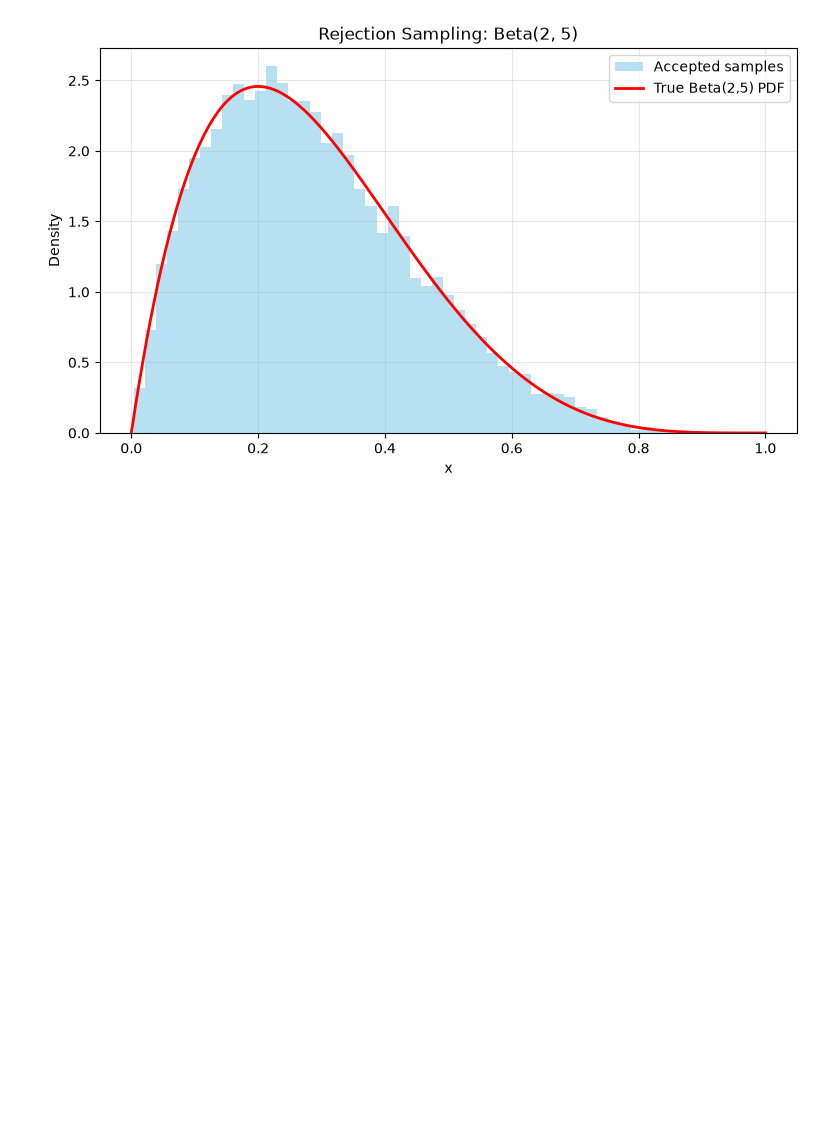
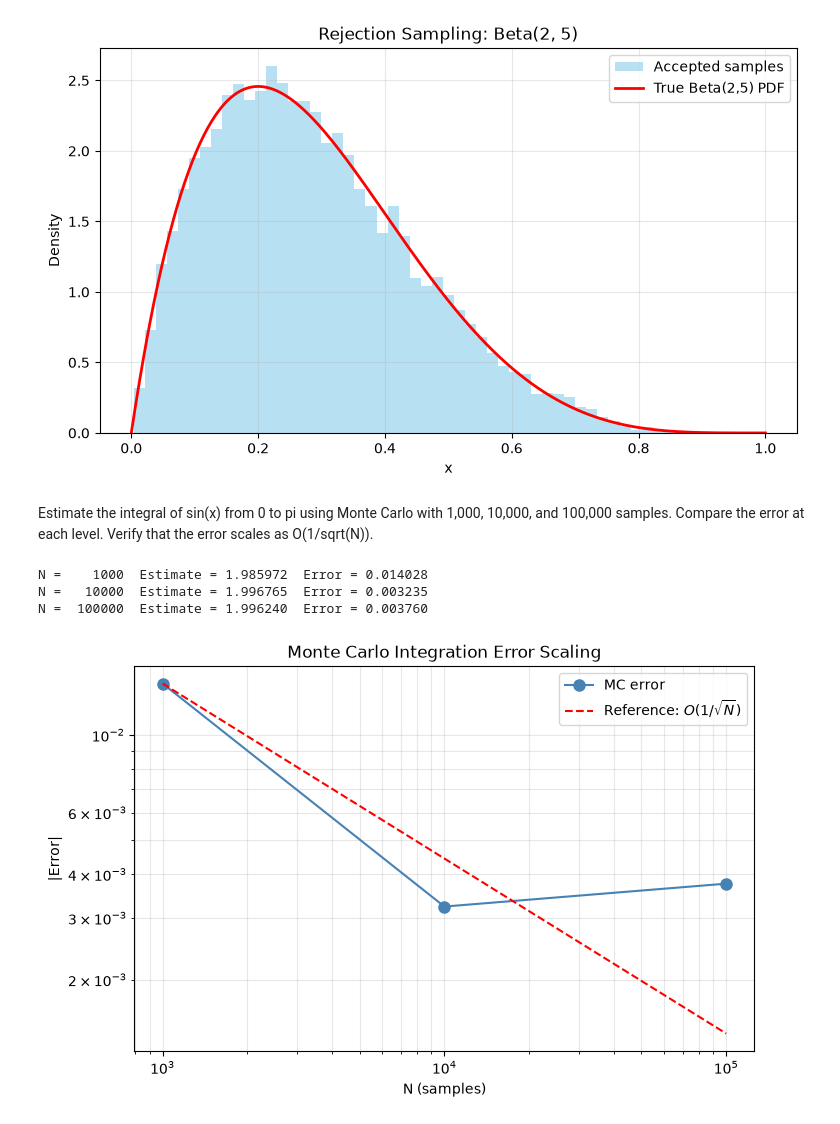
Before and after one commit to Saransh-Basu-01/AI_Engineering, a Jupyter notebook: Math_Fundamentals/Sampling_Methods/Exercise.ipynb, the cells around one changed output. Cells and saved outputs as stored; diff of their text form; code cells hidden in the pictures; blank space fills up the shorter version.

```diff
--- a/Math_Fundamentals/Sampling_Methods/Exercise.ipynb
+++ b/Math_Fundamentals/Sampling_Methods/Exercise.ipynb
@@ -102,3 +102,50 @@ M (max of PDF): 2.4575984616935505
 Theoretical acceptance rate: 0.4069012963618524
 Actual acceptance rate:     0.4085467990358296
 [figure]
+# %% [markdown]
+Estimate the integral of sin(x) from 0 to pi using Monte Carlo with 1,000, 10,000, and 100,000 samples. Compare the error at each level. Verify that the error scales as O(1/sqrt(N)).
+# %%
+import numpy as np
+import matplotlib.pyplot as plt
+
+# True value of integral: ∫ sin(x) dx from 0 to pi = -cos(pi) - (-cos(0)) = 2
+true_value = 2.0
+
+# Monte Carlo estimate: average of sin(x) over Uniform(0, pi), times (pi - 0)
+def mc_integrate(n):
+    x = np.random.uniform(0, np.pi, n)
+    return np.pi * np.mean(np.sin(x))
+
+# Run for the three sample sizes
+np.random.seed(0)
+sizes = [1000, 10000, 100000]
+estimates = []
+errors = []
+
+for n in sizes:
+    est = mc_integrate(n)
+    err = abs(est - true_value)
+    estimates.append(est)
+    errors.append(err)
+    print(f"N = {n:>7}  Estimate = {est:.6f}  Error = {err:.6f}")
+
+# Plot error vs N on a log-log plot
+plt.figure(figsize=(8, 5))
+plt.loglog(sizes, errors, 'o-', color='steelblue',
+           markersize=8, label='MC error')
+
+# Reference line ~ 1/sqrt(N) for comparison
+ref = errors[0] * np.sqrt(sizes[0]) / np.sqrt(np.array(sizes))
+plt.loglog(sizes, ref, 'r--', label=r'Reference: $O(1/\sqrt{N})$')
+
+plt.xlabel('N (samples)')
+plt.ylabel('|Error|')
+plt.title('Monte Carlo Integration Error Scaling')
+plt.grid(True, which='both', alpha=0.3)
+plt.legend()
+plt.show()
+# %% [output]
+N =    1000  Estimate = 1.985972  Error = 0.014028
+N =   10000  Estimate = 1.996765  Error = 0.003235
+N =  100000  Estimate = 1.996240  Error = 0.003760
+[figure, added]
```
